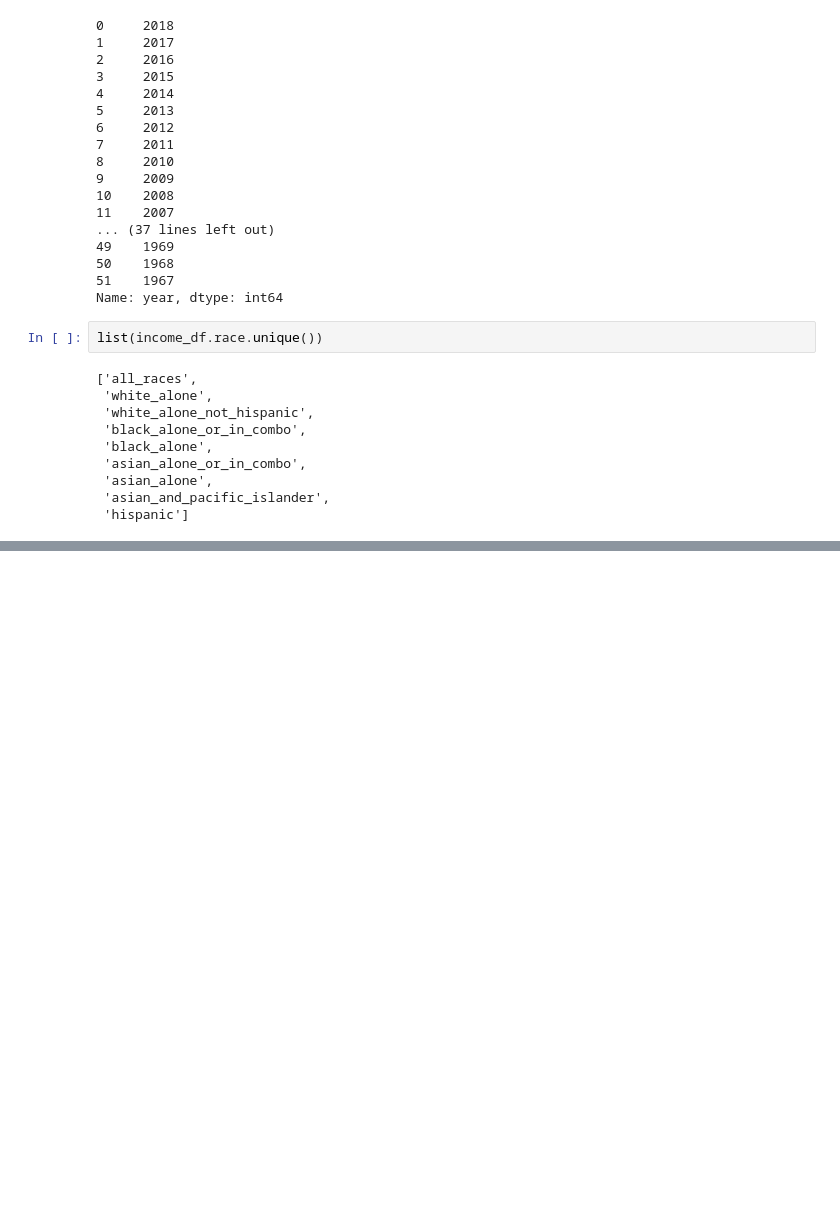
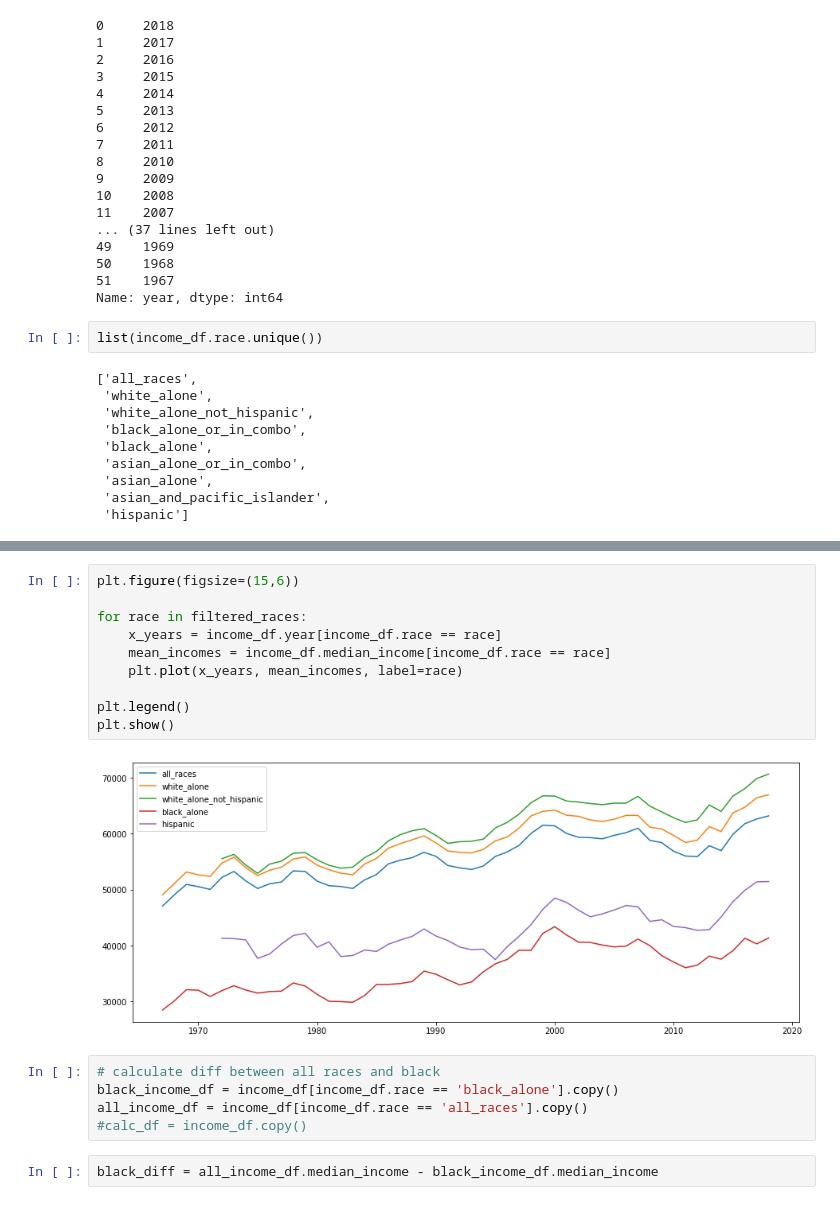
Before and after one commit to SpecCRA/futurist_black_agenda, a Jupyter notebook: eda.ipynb, the cells around one changed output, grey strips where cells are left out. Cells and saved outputs as stored; diff of their text form; blank space fills up the shorter version.

Commit message:
added more exploratory line plots

```diff
--- a/eda.ipynb
+++ b/eda.ipynb
@@ -159,3 +158,22 @@ plt.legend()
 plt.show()
 # %% [output]
 [figure]
+# %%
+plt.figure(figsize=(15,6))
+
+for race in filtered_races:
+    x_years = income_df.year[income_df.race == race]
+    mean_incomes = income_df.median_income[income_df.race == race]
+    plt.plot(x_years, mean_incomes, label=race)
+
+plt.legend()
+plt.show()
+# %% [output]
+[figure, added]
+# %%
+# calculate diff between all races and black
+black_income_df = income_df[income_df.race == 'black_alone'].copy()
+all_income_df = income_df[income_df.race == 'all_races'].copy()
+#calc_df = income_df.copy()
+# %%
+black_diff = all_income_df.median_income - black_income_df.median_income
```
Also changed, not shown: parts of 18 cells of this notebook, 2 other files.
